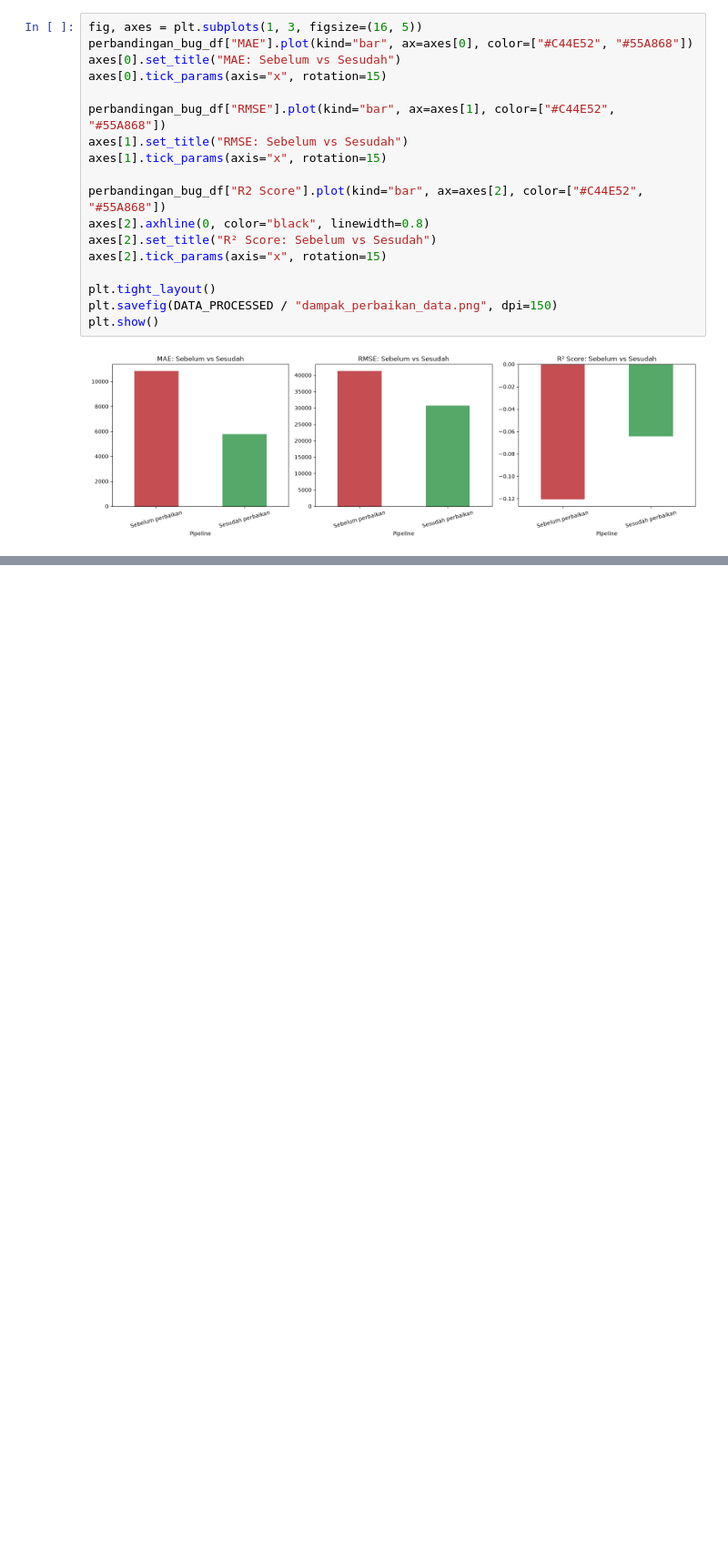
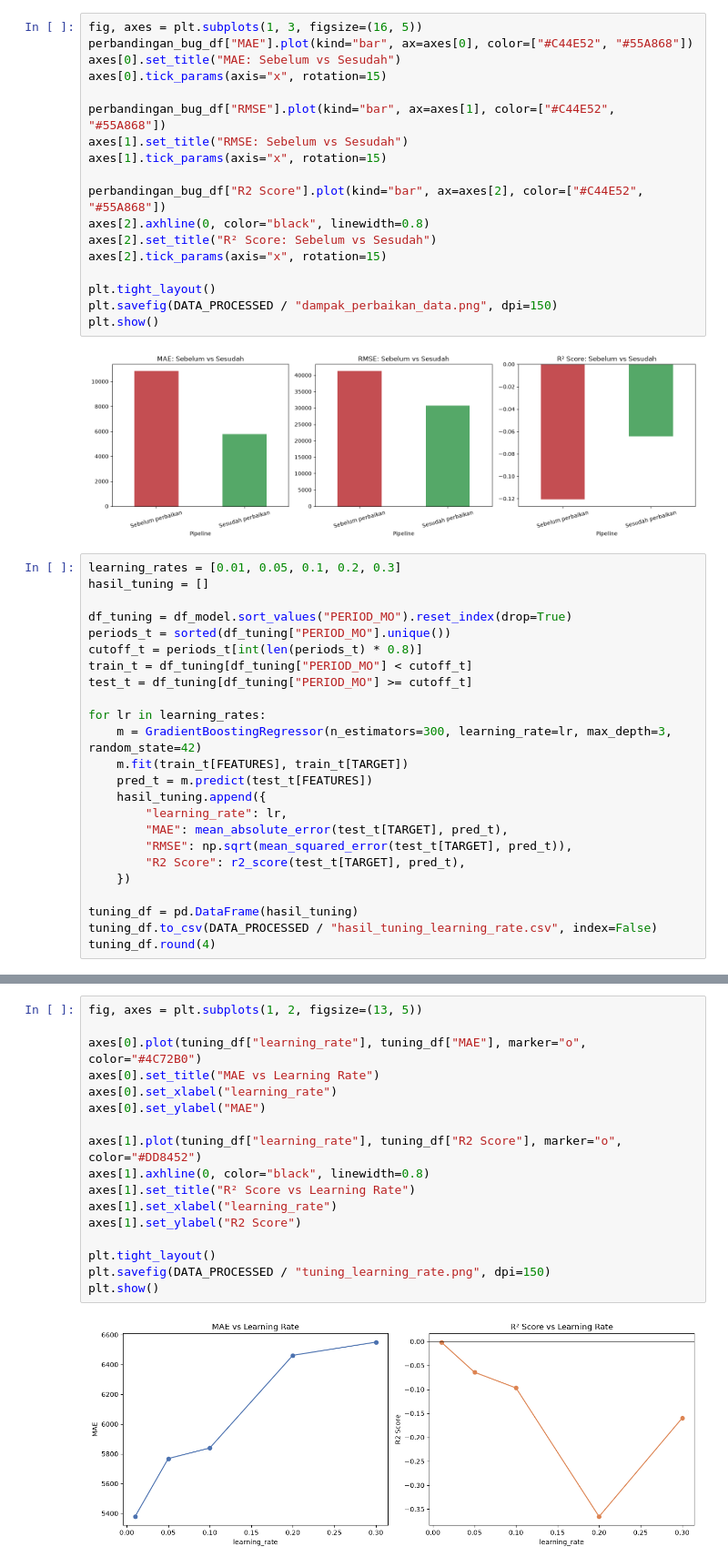
Before and after one commit to mwelmel/Forecast-App, a Jupyter notebook: backend/ml/notebooks/training.ipynb, the cells around one changed output, grey strips where cells are left out. Shown at 91% size. Cells and saved outputs as stored; diff of their text form; blank space fills up the shorter version.

Commit message:
lengkapin training model

```diff
--- a/backend/ml/notebooks/training.ipynb
+++ b/backend/ml/notebooks/training.ipynb
@@ -478,3 +478,27 @@ plt.savefig(DATA_PROCESSED / "dampak_perbaikan_data.png", dpi=150)
 plt.show()
 # %% [output]
 [figure]
+# %%
+learning_rates = [0.01, 0.05, 0.1, 0.2, 0.3]
+hasil_tuning = []
+
+df_tuning = df_model.sort_values("PERIOD_MO").reset_index(drop=True)
+periods_t = sorted(df_tuning["PERIOD_MO"].unique())
+cutoff_t = periods_t[int(len(periods_t) * 0.8)]
+train_t = df_tuning[df_tuning["PERIOD_MO"] < cutoff_t]
+test_t = df_tuning[df_tuning["PERIOD_MO"] >= cutoff_t]
+
+for lr in learning_rates:
+    m = GradientBoostingRegressor(n_estimators=300, learning_rate=lr, max_depth=3, random_state=42)
+    m.fit(train_t[FEATURES], train_t[TARGET])
+    pred_t = m.predict(test_t[FEATURES])
+    hasil_tuning.append({
+        "learning_rate": lr,
+        "MAE": mean_absolute_error(test_t[TARGET], pred_t),
+        "RMSE": np.sqrt(mean_squared_error(test_t[TARGET], pred_t)),
+        "R2 Score": r2_score(test_t[TARGET], pred_t),
+    })
+
+tuning_df = pd.DataFrame(hasil_tuning)
+tuning_df.to_csv(DATA_PROCESSED / "hasil_tuning_learning_rate.csv", index=False)
+tuning_df.round(4)
@@ -480,0 +512,19 @@ plt.show()
+# %%
+fig, axes = plt.subplots(1, 2, figsize=(13, 5))
+
+axes[0].plot(tuning_df["learning_rate"], tuning_df["MAE"], marker="o", color="#4C72B0")
+axes[0].set_title("MAE vs Learning Rate")
+axes[0].set_xlabel("learning_rate")
+axes[0].set_ylabel("MAE")
+
+axes[1].plot(tuning_df["learning_rate"], tuning_df["R2 Score"], marker="o", color="#DD8452")
+axes[1].axhline(0, color="black", linewidth=0.8)
+axes[1].set_title("R² Score vs Learning Rate")
+axes[1].set_xlabel("learning_rate")
+axes[1].set_ylabel("R2 Score")
+
+plt.tight_layout()
+plt.savefig(DATA_PROCESSED / "tuning_learning_rate.png", dpi=150)
+plt.show()
+# %% [output]
+[figure, added]
```
Also changed, not shown: parts of 8 cells of this notebook, 9 other files.
